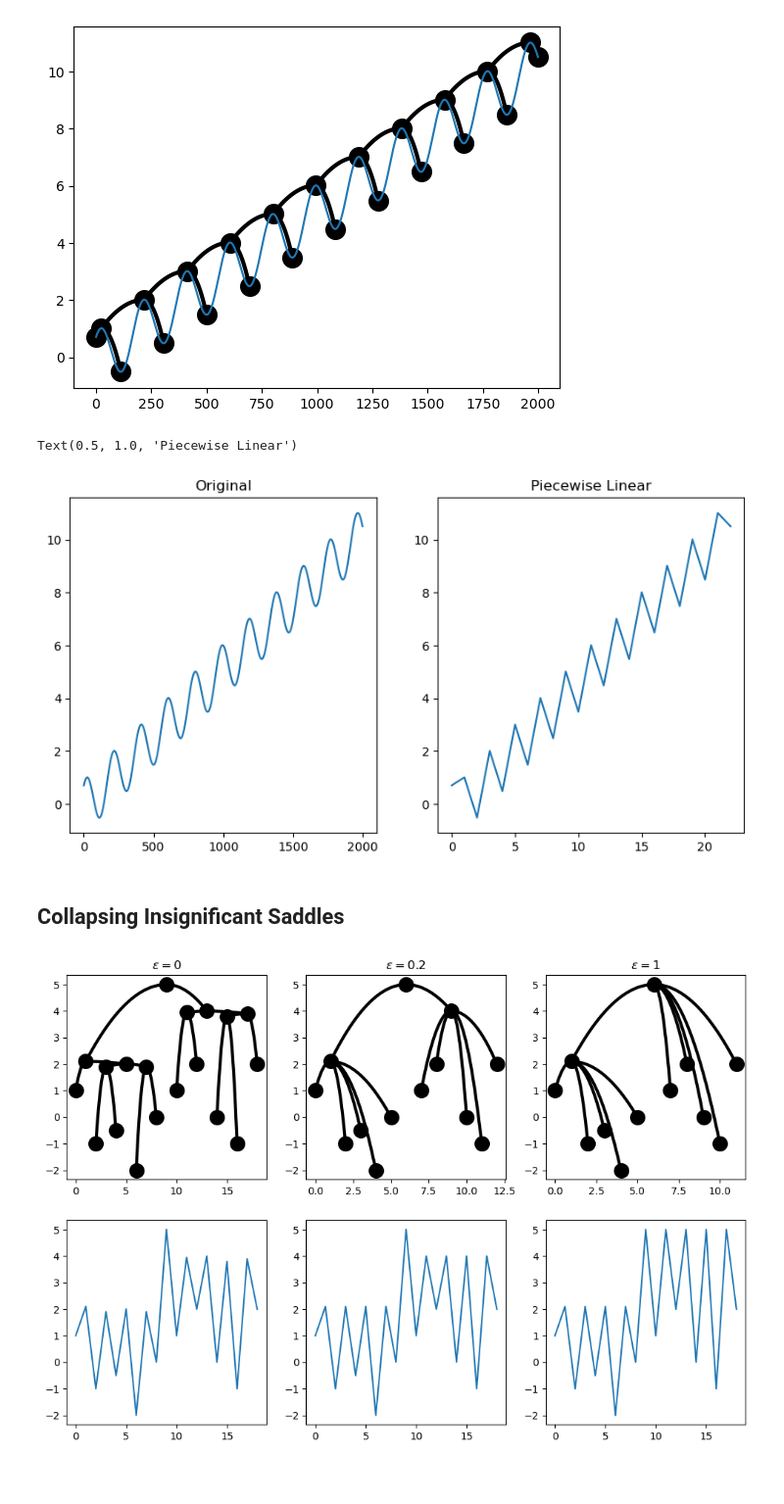
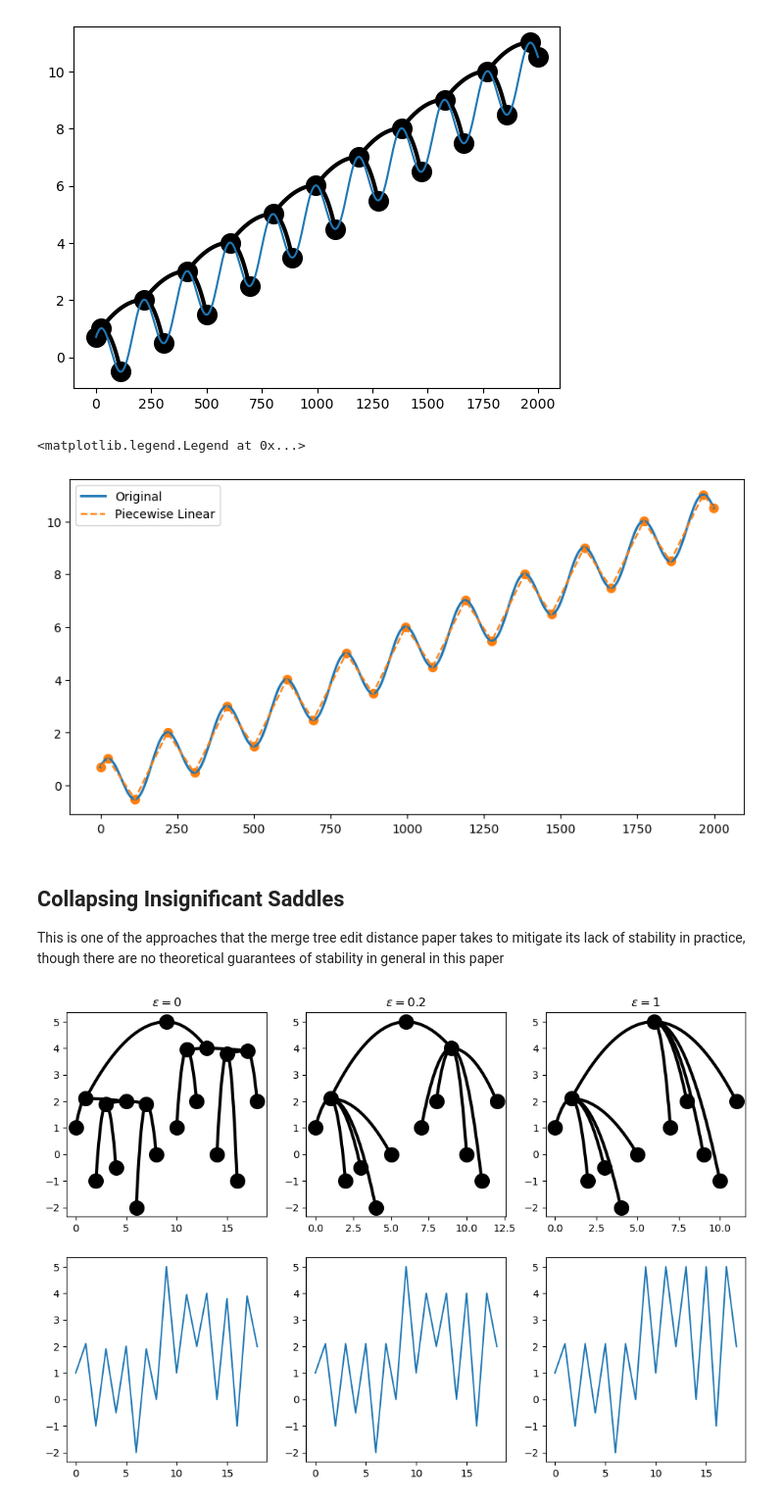
Before and after one commit to UrsinusREU2022MergeTrees/MergeTrees, a Jupyter notebook: notebooks/MergeTreeBasics.ipynb, the cells around one changed output. Shown: that part at 98% size. Saved outputs shown, nothing was run; the diff lists cells and outputs as text; code cells hidden in the pictures; blank space fills up the shorter version.

```diff
--- a/notebooks/MergeTreeBasics.ipynb
+++ b/notebooks/MergeTreeBasics.ipynb
@@ -98,19 +102,20 @@ plt.plot(y)
 [<matplotlib.lines.Line2D at 0x...>]
 [figure]
 # %%
-ylinear, _ = MT.get_rep_timeseries()
+res = MT.get_rep_timeseries()
+xlinear, ylinear = res['xs'], res['ys']
 plt.figure(figsize=(10, 5))
-plt.subplot(121)
-plt.plot(y)
-plt.title("Original")
-plt.subplot(122)
-plt.plot(ylinear)
-plt.title("Piecewise Linear")
+plt.plot(y, linewidth=2)
+plt.plot(xlinear, ylinear, linestyle='--')
+plt.scatter(xlinear, ylinear, 50, c='C1')
+plt.legend(["Original", "Piecewise Linear"])
 # %% [output]
-Text(0.5, 1.0, 'Piecewise Linear')
+<matplotlib.legend.Legend at 0x...>
-[figure, old version]
+[figure, new version]
 # %% [markdown]
 ## Collapsing Insignificant Saddles
+
+This is one of the approaches that the merge tree edit distance paper takes to mitigate its lack of stability in practice, though there are no theoretical guarantees of stability in general in this paper
 # %%
 x = np.array([1, 2.1, -1, 1.9, -0.5, 2, -2, 1.9, 0, 5, 1, 3.95, 2, 4, 0, 2.5, 3.8, -1, 3.9, 2])
 eps1 = 0
```
Also changed, not shown: parts of 6 cells of this notebook, 4 other files.
